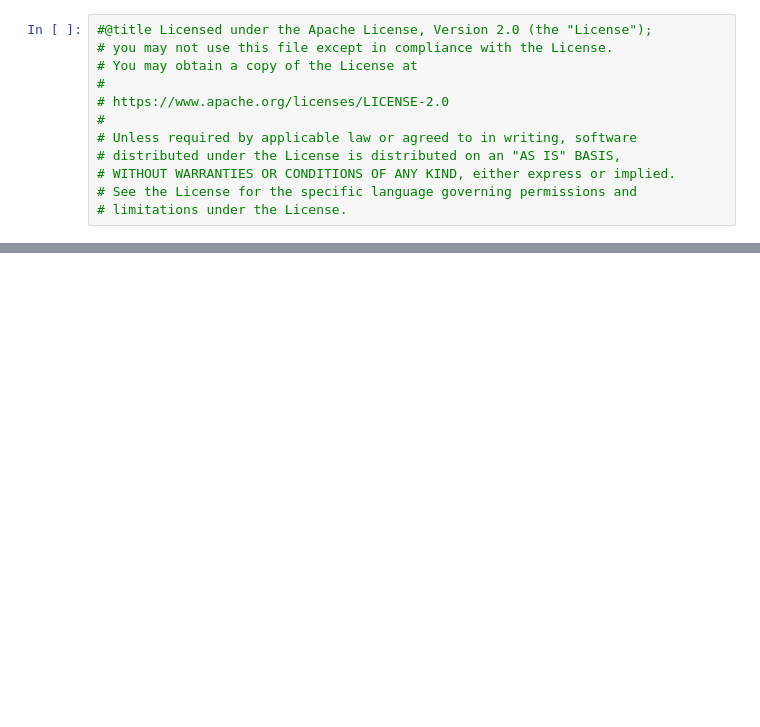
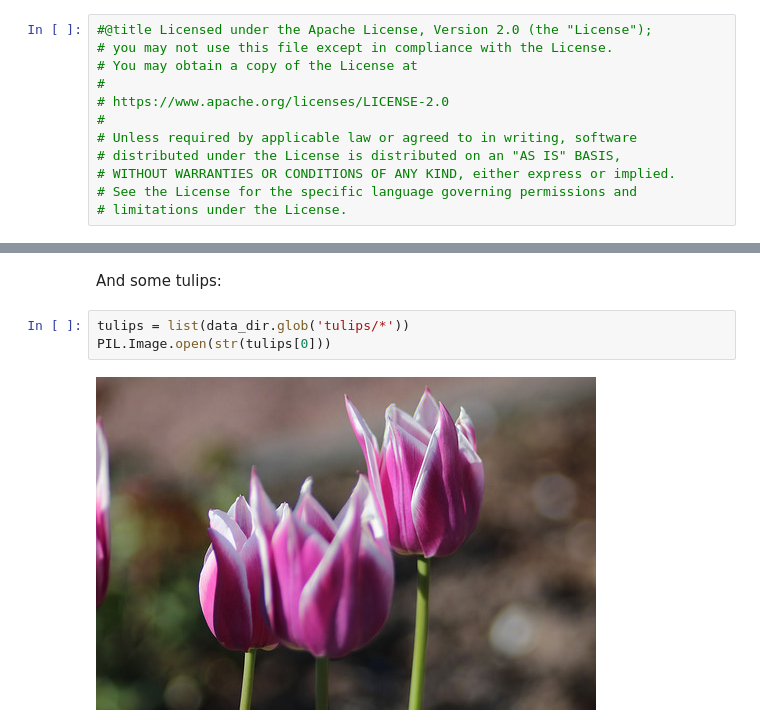
Before and after one commit to blu3crab/DeepPlay2020, a Jupyter notebook: tf-tutorials/classification (1).ipynb, the cells around one changed output, grey strips where cells are left out. Drawn from its saved outputs; the diff is of its cells as text; blank space fills up the shorter version.

```diff
--- a/tf-tutorials/classification (1).ipynb
+++ b/tf-tutorials/classification (1).ipynb
@@ -411,0 +97,7 @@ And the model predicts a label as expected.
+# %% [markdown]
+And some tulips:
+# %%
+tulips = list(data_dir.glob('tulips/*'))
+PIL.Image.open(str(tulips[0]))
+# %% [output]
+[figure, added]
```
Also changed, not shown: parts of 139 cells of this notebook, 6 other files.
